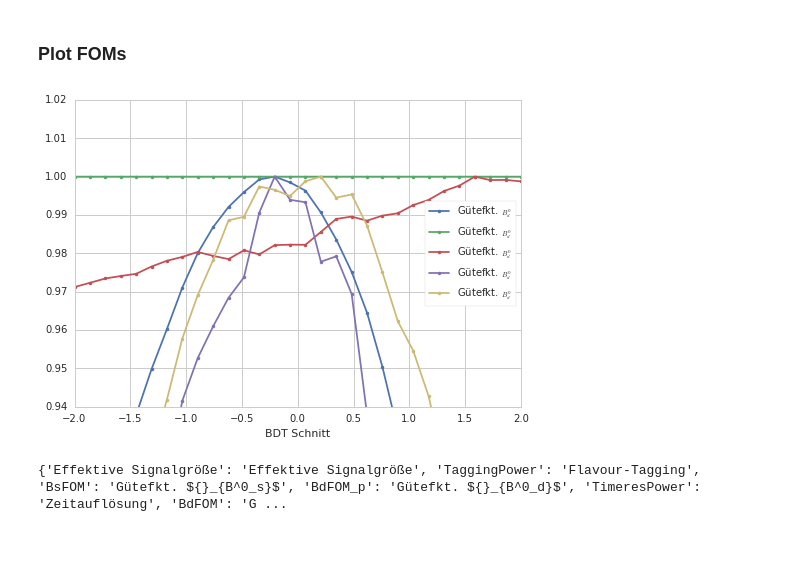
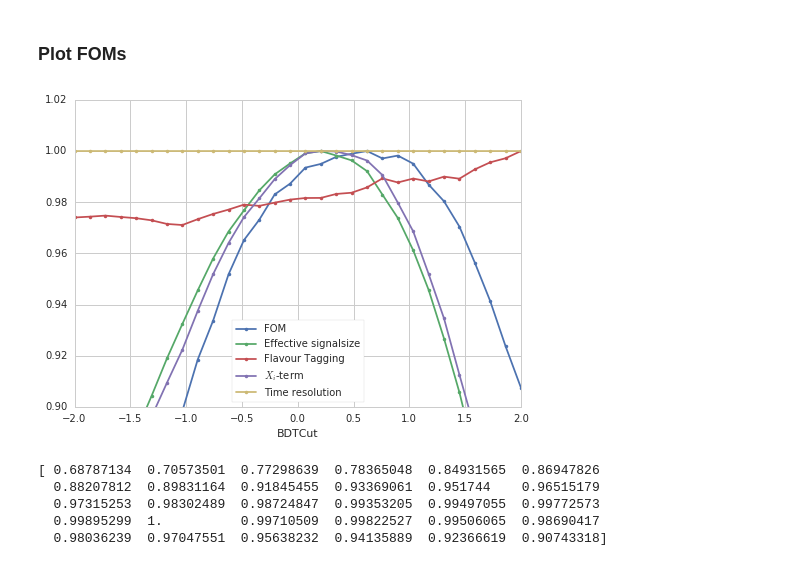
Before and after one commit to chasenberg/Masterthesis, a Jupyter notebook: notebooks/selection/bd2jpsiks_bdt_cuttuning.ipynb, the cells around one changed output. Saved outputs shown, nothing was run; the diff lists cells and outputs as text; code cells hidden in the pictures.

```diff
--- a/notebooks/selection/bd2jpsiks_bdt_cuttuning.ipynb
+++ b/notebooks/selection/bd2jpsiks_bdt_cuttuning.ipynb
@@ -38,7 +36,7 @@ from ROOT import RooIpatia2
 ### Read in TFile and TTree
 # %%
 # Read data and fit it
-dataset_file_name = '/fhgfs/users/chasenberg/data/2015_2016/jpsiks/Bd2JpsiKS_data_2015_2016_flattened_BDTresponse.root'
+dataset_file_name = '/fhgfs/users/chasenberg/data/2015_2016_merged/jpsimumuks/Bd2JpsiKS_data_BDTresponse.root'
 data = ROOT.TFile(dataset_file_name)
 dataset_tree = data.Get('Bd2JpsiKs')
 
@@ -48,13 +46,13 @@ dataset_tree.GetEntries()
 # %% [markdown]
 ### Define observables
 # %%
-B0_FitDaughtersConst_M = RooRealVar( 'B0_FitDaughtersConst_M','B0_FitDaughtersConst_M', 5280,5220, 5400, 'MeV/#it{c}^{2}')
+B0_FitDaughtersConst_M = RooRealVar( 'B0_FitDaughtersConst_M','B0_FitDaughtersConst_M', 5280,5220, 5450, 'MeV/#it{c}^{2}')
 B0_TAU             = RooRealVar( 'B0_TAU','B0_FitPVConst_KS0_tau', -1, 100, 'ps')
 B0_TAUERR          = RooRealVar( 'B0_TAUERR','B0_FitPVConst_KS0_tauErr', 0.00000, 100, 'ps')
 BDTresponse        = RooRealVar('BDTresponse','BDTresponse',-20, 20)
 B0_TAGDECISION_OS  = RooRealVar('B0_TAGDECISION_OS','B0_TAGDECISION_OS',  -1, 1)
 B0_TAGOMEGA_OS   = RooRealVar('B0_TAGOMEGA_OS','B0_TAGOMEGA_OS',  0.0, 0.5)
-#catTrackType        = RooRealVar('catTrackType', 'catTrackType', 33, 33)
+idxPV = RooRealVar("idxPV", "Best PV", 0.,0., 0., "")
 
 observables = RooArgSet(B0_FitDaughtersConst_M)
 observables.add(B0_TAU)
@@ -62,6 +60,6 @@ observables.add(B0_TAUERR)
 observables.add(BDTresponse)
 observables.add(B0_TAGDECISION_OS)
 observables.add(B0_TAGOMEGA_OS)
-#observables.add(catTrackType)
+observables.add(idxPV)
 # %% [output]
 True
@@ -107,7 +105,7 @@ def build_mass_model(mass):
     ROOT.SetOwnership( par_ipatia_a2, False )
     ROOT.SetOwnership( par_ipatia_n2, False )
 
-    sig_yield = RooRealVar('sig_yield' + postfix, 'sig_yield' + postfix, 192000, 0, 500000)
+    sig_yield = RooRealVar('sig_yield' + postfix, 'sig_yield' + postfix, 256346, 0, 1000000)
     ROOT.SetOwnership( sig_yield, False )
 
     sig_pdf_ext = RooExtendPdf('sig_pdf_ext' + postfix, 'sig_pdf_ext' + postfix, pdf_mass_ipatia, sig_yield)
@@ -116,7 +114,7 @@ def build_mass_model(mass):
     exp_a = RooRealVar('exp_a' + postfix, 'exp_a' + postfix, -0.001, -0.01, -0.00001)
     exp   = RooExponential('exp' + postfix, 'exp' + postfix, mass, exp_a)
     bkg_pdf = exp
-    bkg_yield = RooRealVar('bkg_yield' + postfix, 'bkg_yield' + postfix, 452000, 0, 5000000)
+    bkg_yield = RooRealVar('bkg_yield' + postfix, 'bkg_yield' + postfix, 2262903, 0, 20000000)
     ROOT.SetOwnership( exp_a, False )
     ROOT.SetOwnership( bkg_pdf, False )
     ROOT.SetOwnership( bkg_yield, False)
@@ -131,7 +129,7 @@ def build_mass_model(mass):
     pdf_mass_ipatia_bs  = ROOT.RooIpatia2('pdf_mass_ipatia_bs', 'pdf_mass_ipatia_bs', mass, par_ipatia_l, par_ipatia_zeta, par_ipatia_fb,
                                           par_ipatia_sigma, par_ipatia_m_bs, par_ipatia_a1, par_ipatia_n1, par_ipatia_a2, par_ipatia_n2)
 
-    bs_yield = RooRealVar('bs_yield' + postfix, 'bs_yield' + postfix, 4794, 0, 1000000)
+    bs_yield = RooRealVar('bs_yield' + postfix, 'bs_yield' + postfix, 6166, 0, 1000000)
     ROOT.SetOwnership( par_ipatia_m_bs_shift, False )
     ROOT.SetOwnership( par_ipatia_m_bs, False)
     ROOT.SetOwnership( bs_yield, False)
@@ -675,73 +840,52 @@ for parameter, values in ys.items():
 import random
 import seaborn as sns
 sns.set_style("whitegrid")
 sns.set_style("whitegrid", {"legend.frameon": True})
 
 x, ys = unpack_cut_dict(cut_to_performance)
 shift = 0.0
 
 foms_to_plot = {}
-'''foms_to_plot["Effektive Signalgröße"]   = r"Effektive Signalgröße"
-foms_to_plot["TimeresPower"] = r"Zeitauflösung"
-foms_to_plot["TaggingPower"] = r"Flavour-Tagging"
-foms_to_plot["BdFOM_p"]      = "Gütefkt. ${}_{B^0_d}$"
-foms_to_plot["BsFOM"]        = "Gütefkt. ${}_{B^0_s}$"
-foms_to_plot["BdFOM"]        = "Gütefkt."'''
-
-foms_to_plot["Effektive Signalgröße"]   = r"Effektive Signalgröße"
-foms_to_plot["TimeresPower"] = r"Zeitauflösung"
-foms_to_plot["TaggingPower"] = r"Flavour-Tagging"
-foms_to_plot["BdFOM_p"]      = "Gütefkt. ${}_{B^0_d}$"
-foms_to_plot["BsFOM"]        = "Gütefkt. ${}_{B^0_s}$"
-
-
-
-#foms_to_plot["X_nominator"]     = "X_nominator."
-#foms_to_plot["X_denominator"]   = "X_denominator."
-#foms_to_plot["signal_weight_check"]   = "signal_weight_check."
-#foms_to_plot["signal_weight"]   = "signal_weight."
-#foms_to_plot["signal_sum"]   = "signal_sum."
-
-current_palette = sns.color_palette()
-#sns.palplot(current_palette)
+foms_to_plot["TaggingPower"] = r"Flavour Tagging"
+foms_to_plot["TimeresPower"] = "Time resolution"
+foms_to_plot["EffSigSize"]   = "Effective signalsize"
+foms_to_plot["BsFOM"]        = "$X_i$-term"
+#foms_to_plot["BdFOM_p"]      = "FOM ${}_{B^0_d}$"
+foms_to_plot["BdFOM"]        = "FOM"
 
 #for parameter, values in ys.items():
-'''for parameter in foms_to_plot:
+for parameter in foms_to_plot:
     values=ys[parameter]
     #if "FOM" in parameter or "EffSig" in parameter or "s3_over_spb2" in parameter\
     #or "TaggingPower" in parameter or "TimeresPower" in parameter:
     if parameter in foms_to_plot:
-        color_index = list(foms_to_plot.keys()).index(parameter)
-        plt.errorbar(x,values+random.random()*shift,marker='.',linestyle='-',label=foms_to_plot[parameter],color=current_palette[color_index])
-        plt.xlabel("BDT Schnitt")
-        print(current_palette[color_index])'''
-
-values_EffSigSize=ys['EffSigSize']
+        plt.errorbar(x,values+random.random()*shift,marker='.',linestyle='-',label=foms_to_plot[parameter])
+        plt.xlabel("BDTCut")
+'''values_EffSigSize=ys['EffSigSize']
 values_TimeresPower=ys['TimeresPower']
 values_TaggingPower=ys['TaggingPower']
 values_BdFOM_p=ys['BdFOM_p']
 values_BdFOM=ys['BdFOM']
 
 
 plt.errorbar(x,values_EffSigSize+random.random()*shift,marker='.',linestyle='-',label=foms_to_plot[parameter],color=current_palette[0])
 plt.errorbar(x,values_TimeresPower+random.random()*shift,marker='.',linestyle='-',label=foms_to_plot[parameter],color=current_palette[1])
 plt.errorbar(x,values_TaggingPower+random.random()*shift,marker='.',linestyle='-',label=foms_to_plot[parameter],color=current_palette[2])
 plt.errorbar(x,values_BdFOM_p+random.random()*shift,marker='.',linestyle='-',label=foms_to_plot[parameter],color=current_palette[3])
 plt.errorbar(x,values_BdFOM+random.random()*shift,marker='.',linestyle='-',label=foms_to_plot[parameter],color=current_palette[4])
-plt.xlabel("BDT Schnitt")
-
-
-
-plt.gca().set_ylim(0.94,1.02)
+plt.xlabel("BDT Schnitt")'''
+plt.gca().set_ylim(0.9,1.02)
 plt.gca().set_xlim(-2,2)
 plt.legend(loc='best')
-plt.savefig(subdir + '/FOMS_all.pdf')
+plt.savefig(subdir + '/FOMS.pdf')
 plt.show()
 # %% [output]
-[figure, old version]
+[figure, new version]
-# %%
-label=foms_to_plot[parameter]
-type(foms_to_plot)
-print(foms_to_plot)
-# %% [output]
-{'Effektive Signalgröße': 'Effektive Signalgröße', 'TaggingPower': 'Flavour-Tagging', 'BsFOM': 'Gütefkt. ${}_{B^0_s}$', 'BdFOM_p': 'Gütefkt. ${}_{B^0_d}$', 'TimeresPower': 'Zeitauflösung', 'BdFOM': 'G ...
+# %%
+print(ys['BdFOM'])
+# %% [output]
+[ 0.68787134  0.70573501  0.77298639  0.78365048  0.84931565  0.86947826
+  0.88207812  0.89831164  0.91845455  0.93369061  0.951744    0.96515179
+  0.97315253  0.98302489  0.98724847  0.99353205  0.99497055  0.99772573
+  0.99895299  1.          0.99710509  0.99822527  0.99506065  0.98690417
+  0.98036239  0.97047551  0.95638232  0.94135889  0.92366619  0.90743318]
```
Also changed, not shown: parts of 10 cells of this notebook, 4 other files.
